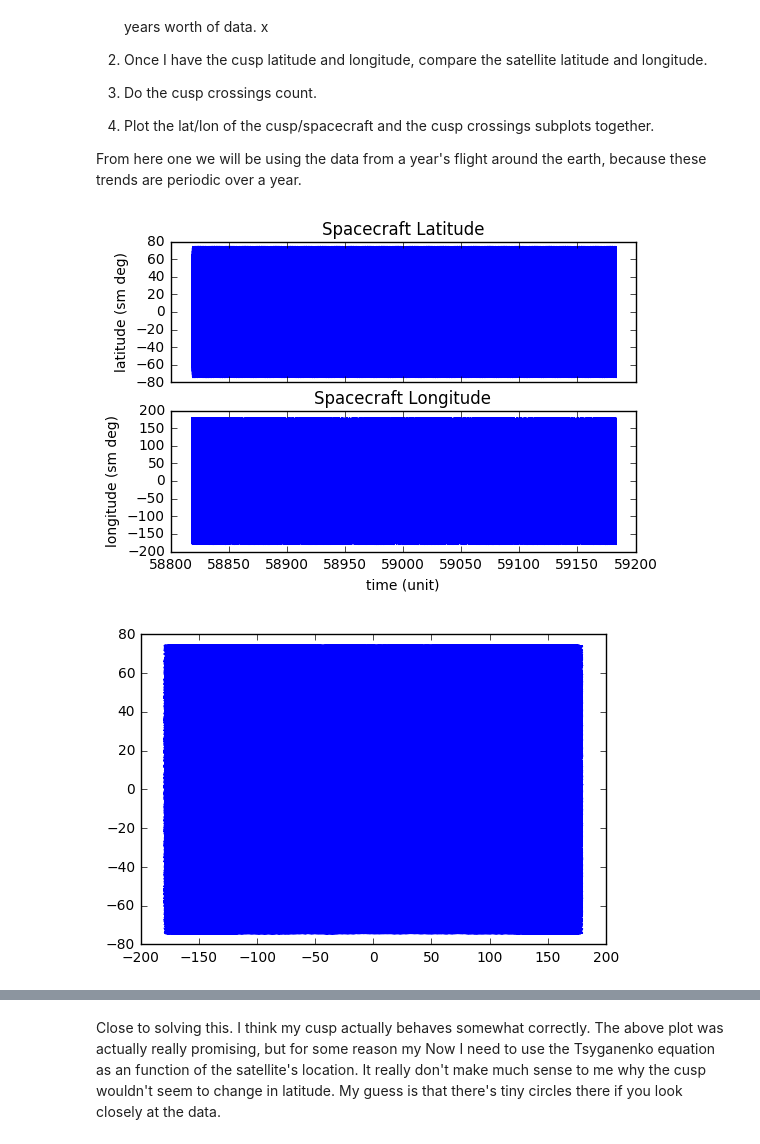
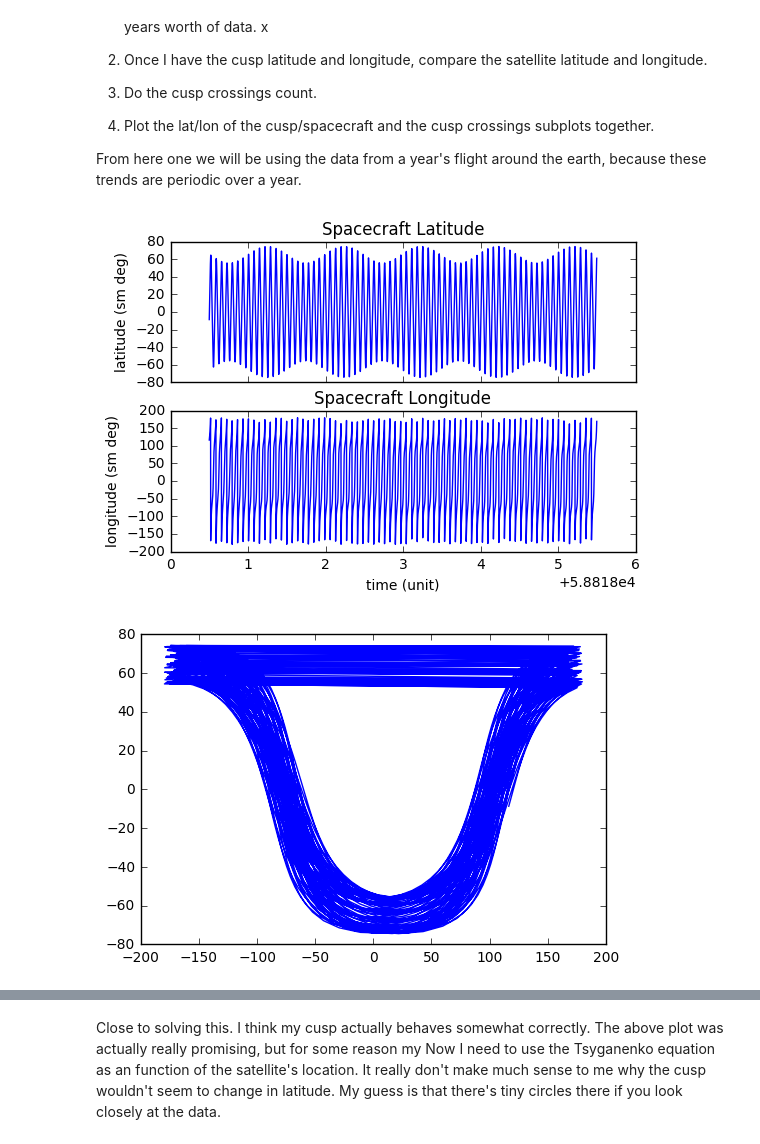
Before and after one commit to fsbr/se3-path-planner, a Jupyter notebook: modularPlanner/Cusp Plots (Daily).ipynb, the cells around one changed output, grey strips where cells are left out. Cells and saved outputs as stored; diff of their text form; code cells hidden in the pictures.

```diff
--- a/modularPlanner/Cusp Plots (Daily).ipynb
+++ b/modularPlanner/Cusp Plots (Daily).ipynb
@@ -131,40 +132,41 @@ Step by Step what I will attempt to do:
 From here one we will be using the data from a year's flight around the earth, because these trends are periodic over a year.
 # %%
 # the orbit is fairly easy to get
-df = pd.read_csv(pathname+'65deg.csv')
+# df = pd.read_csv(pathname+'65deg.csv')
+df = pd.read_csv('5day.csv')
 t = df['DefaultSC.A1ModJulian'] + 29999.5
 x = df['DefaultSC.gse.X']
 y = df['DefaultSC.gse.Y']
 z = df['DefaultSC.gse.Z']
 
 # set the "ticks"
 cvals = coord.Coords([[i,j,k] for i,j,k in zip(x,y,z)], 'GSE', 'car')
 cvals.ticks = Ticktock(t,'MJD')
 sm = cvals.convert('SM','sph')
 gsm = cvals.convert('GSM', 'sph')
 
 
 # t = np.asarray(t)
 # plotting stuff
 f, axarr = plt.subplots(2, sharex=True)
 # axarr[0].plot(t, y)
 axarr[0].set_title('Spacecraft Latitude')
 axarr[0].set_ylabel('latitude (sm deg)')
 axarr[0].plot(sm.ticks.MJD, sm.lati)
 axarr[1].set_title('Spacecraft Longitude')
 axarr[1].set_ylabel('longitude (sm deg)')
 axarr[1].plot(sm.ticks.MJD, sm.long)
 
 plt.xlabel('time (unit)')
 
 plt.show()
 
 f, a = plt.subplots(1)
 a.plot(sm.long,sm.lati)
 plt.show()
 # %% [output]
-[figure, old version]
+[figure, new version]
-[figure, old version]
+[figure, new version]
 # %%
 psi = tsyg.getTilt(t)
 plt.plot(t,psi)
```
Also changed, not shown: parts of 5 cells of this notebook, 2 other files.
